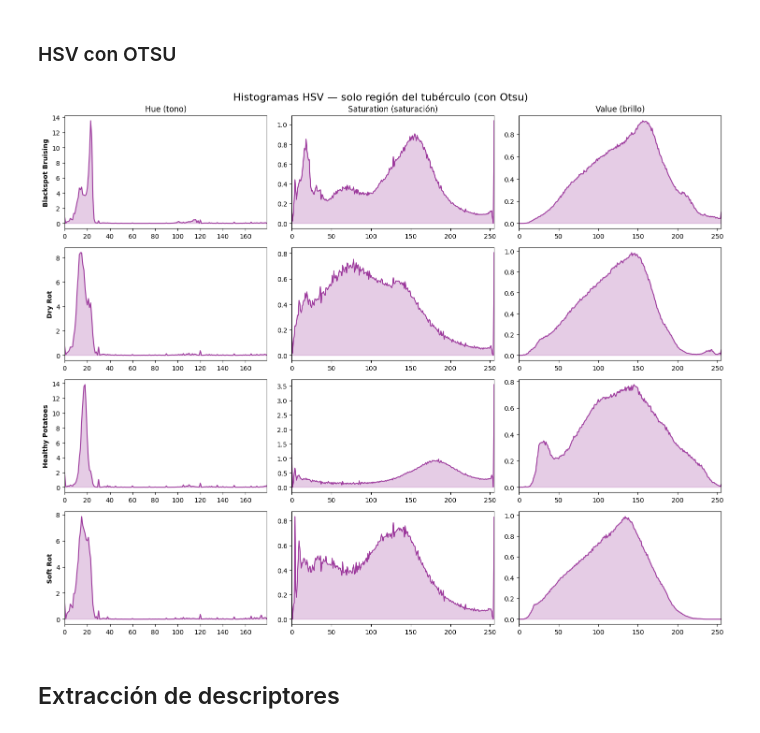
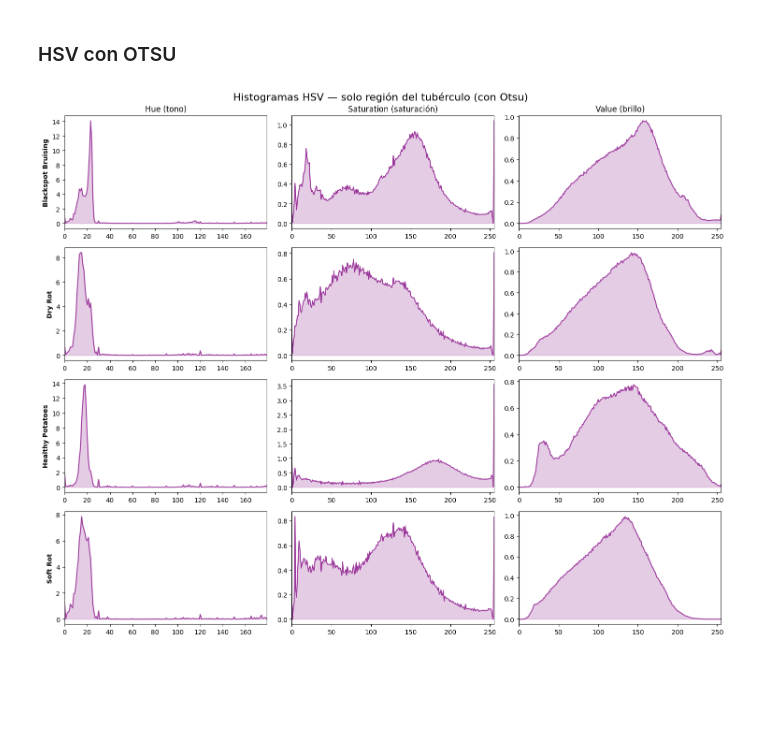
Before and after one commit to VantoFenix/sistema-enfermedades-papas, a Jupyter notebook: notebooks/02_preprocesamiento_senales.ipynb, the cells around one changed output. Drawn from its saved outputs; the diff is of its cells as text; code cells hidden in the pictures; blank space fills up the shorter version.

```diff
--- a/notebooks/02_preprocesamiento_senales.ipynb
+++ b/notebooks/02_preprocesamiento_senales.ipynb
@@ -223,6 +221,7 @@ random.seed(42)
 
 fig, axes = plt.subplots(4, 3, figsize=(15, 12))
 fig.suptitle('Histogramas HSV — solo región del tubérculo (con Otsu)', fontsize=16)
+canales_hsv = ['Hue (tono)', 'Saturation (saturación)', 'Value (brillo)']
 bins_por_canal = [180, 256, 256]
 
 for i, clase in enumerate(sorted(os.listdir(PAPA))):
@@ -243,35 +242,34 @@ for i, clase in enumerate(sorted(os.listdir(PAPA))):
         _, mascara = cv2.threshold(img_gray, 0, 255, cv2.THRESH_BINARY_INV + cv2.THRESH_OTSU)
 
         kernel = cv2.getStructuringElement(cv2.MORPH_ELLIPSE, (5, 5))
+
+        # Apertura morfológica: elimina manchas pequeñas y reflejos de la máscara
+        mascara = cv2.morphologyEx(mascara, cv2.MORPH_OPEN, kernel)
         # Si más del 70% es blanco, la máscara probablemente está invertida
         # (papa llena el encuadre o fondo oscuro)
         if cv2.countNonZero(mascara) > mascara.size * 0.7:
             mascara = cv2.bitwise_not(mascara)
-        # Apertura morfológica: elimina manchas pequeñas y reflejos de la máscara
-        mascara = cv2.morphologyEx(mascara, cv2.MORPH_OPEN, kernel)
 
         img_hsv = cv2.cvtColor(img_bgr, cv2.COLOR_BGR2HSV)
         for c in range(3):
             hist = cv2.calcHist([img_hsv], [c], mascara, [bins_por_canal[c]], [0, bins_por_canal[c]]).flatten()
             total = hist.sum()
             if total > 0:
                 hist = hist / total
             histogramas[c] += hist
 
     for j, canal in enumerate(canales_hsv):
         x_range = range(bins_por_canal[j])
         axes[i][j].plot(x_range, histogramas[j], color='purple', alpha=0.7)
         axes[i][j].fill_between(x_range, histogramas[j], alpha=0.2, color='purple')
         axes[i][j].set_xlim([0, bins_por_canal[j] - 1])
         if i == 0:
             axes[i][j].set_title(canal, fontsize=12)
         if j == 0:
             axes[i][j].set_ylabel(clase.replace(' Care', ''), fontsize=10, fontweight='bold')
 
 plt.tight_layout()
 plt.savefig('histogramas_hsv_segmentado.png', dpi=150, bbox_inches='tight')
 plt.show()
 # %% [output]
-[figure, old version]
+[figure, new version]
-# %% [markdown]
-## Extracción de descriptores
```
Also changed, not shown: parts of 4 cells of this notebook.
